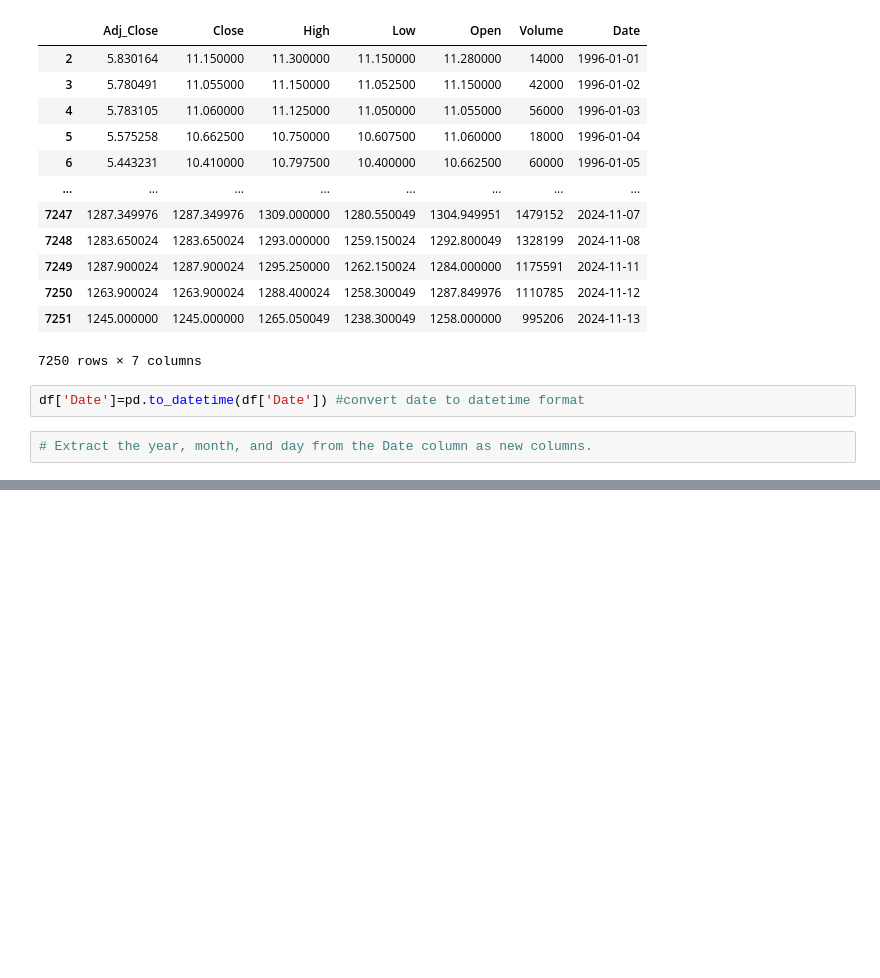
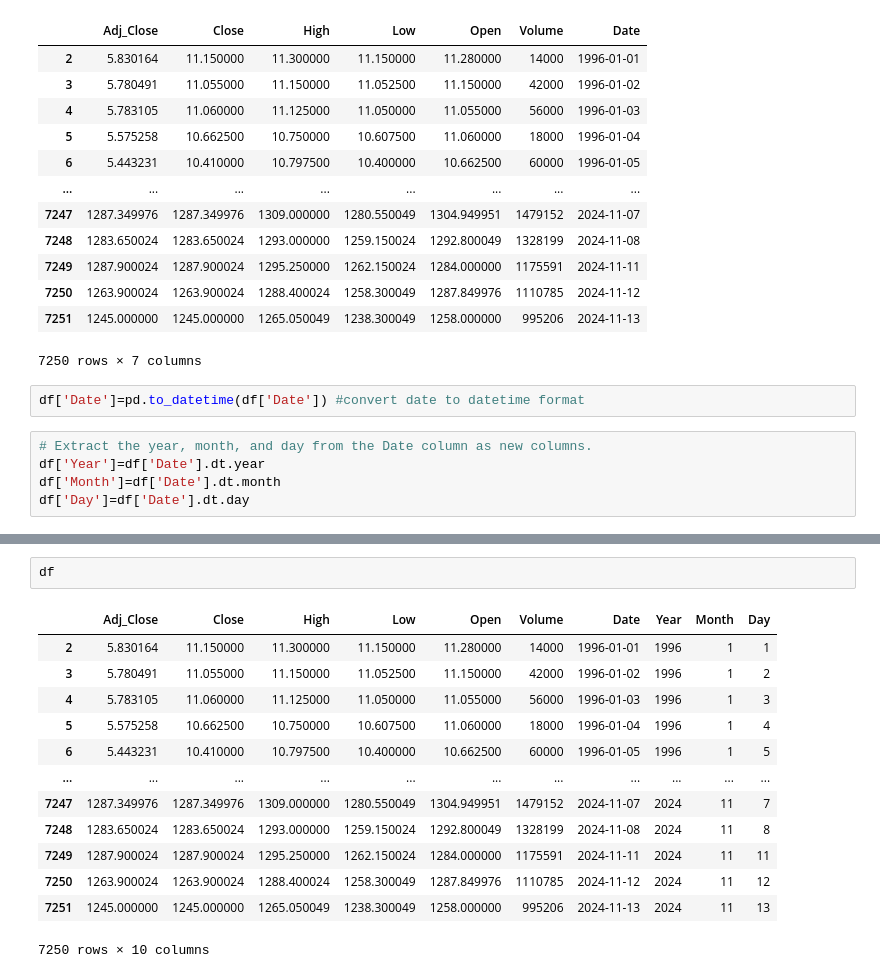
Before and after one commit to AayushParab44/Advanced_Statistics, a Jupyter notebook: DR_Reddys_Laboratories_Stock_Analysis.ipynb, the cells around one changed output, grey strips where cells are left out. Cells and saved outputs as stored; diff of their text form; blank space fills up the shorter version.

```diff
--- a/DR_Reddys_Laboratories_Stock_Analysis.ipynb
+++ b/DR_Reddys_Laboratories_Stock_Analysis.ipynb
@@ -265,3 +265,6 @@ df
 df['Date']=pd.to_datetime(df['Date']) #convert date to datetime format
 # %%
 # Extract the year, month, and day from the Date column as new columns.
+df['Year']=df['Date'].dt.year
+df['Month']=df['Date'].dt.month
+df['Day']=df['Date'].dt.day
@@ -378,0 +271,16 @@ df['Date']=pd.to_datetime(df['Date']) #convert date to datetime format
+# %%
+df
+# %% [output]
+|  | Adj_Close | Close | High | Low | Open | Volume | Date | Year | Month | Day |
+| 2 | 5.830164 | 11.150000 | 11.300000 | 11.150000 | 11.280000 | 14000 | 1996-01-01 | 1996 | 1 | 1 |
+| 3 | 5.780491 | 11.055000 | 11.150000 | 11.052500 | 11.150000 | 42000 | 1996-01-02 | 1996 | 1 | 2 |
+| 4 | 5.783105 | 11.060000 | 11.125000 | 11.050000 | 11.055000 | 56000 | 1996-01-03 | 1996 | 1 | 3 |
+| 5 | 5.575258 | 10.662500 | 10.750000 | 10.607500 | 11.060000 | 18000 | 1996-01-04 | 1996 | 1 | 4 |
+| 6 | 5.443231 | 10.410000 | 10.797500 | 10.400000 | 10.662500 | 60000 | 1996-01-05 | 1996 | 1 | 5 |
+| ... | ... | ... | ... | ... | ... | ... | ... | ... | ... | ... |
+| 7247 | 1287.349976 | 1287.349976 | 1309.000000 | 1280.550049 | 1304.949951 | 1479152 | 2024-11-07 | 2024 | 11 | 7 |
+| 7248 | 1283.650024 | 1283.650024 | 1293.000000 | 1259.150024 | 1292.800049 | 1328199 | 2024-11-08 | 2024 | 11 | 8 |
+| 7249 | 1287.900024 | 1287.900024 | 1295.250000 | 1262.150024 | 1284.000000 | 1175591 | 2024-11-11 | 2024 | 11 | 11 |
+| 7250 | 1263.900024 | 1263.900024 | 1288.400024 | 1258.300049 | 1287.849976 | 1110785 | 2024-11-12 | 2024 | 11 | 12 |
+| 7251 | 1245.000000 | 1245.000000 | 1265.050049 | 1238.300049 | 1258.000000 | 995206 | 2024-11-13 | 2024 | 11 | 13 |
+7250 rows × 10 columns
```
Also changed, not shown: parts of 7 cells of this notebook.
